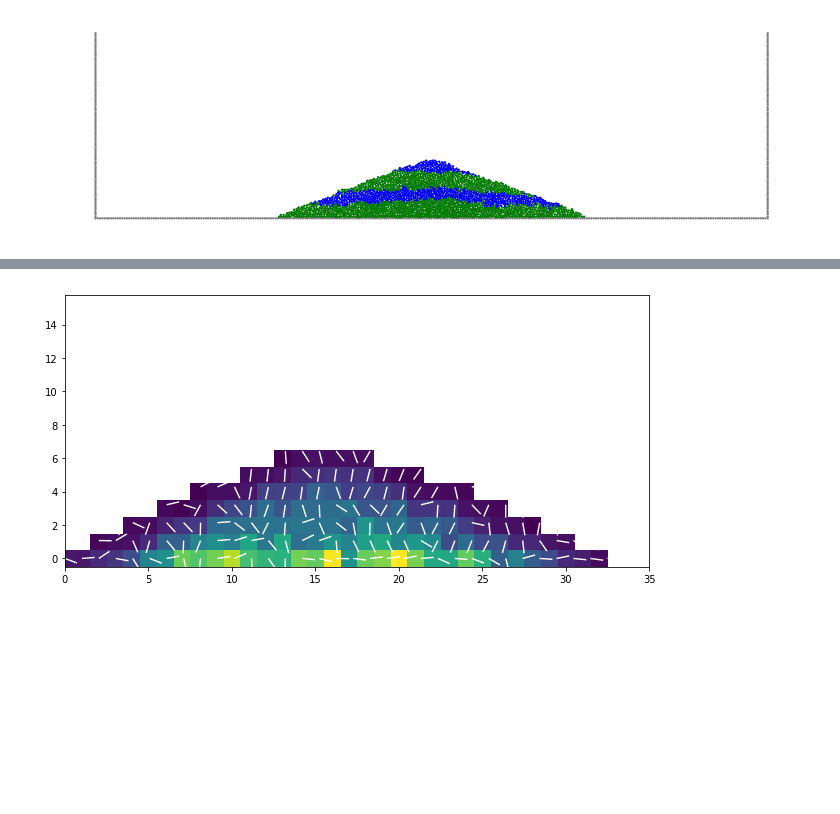
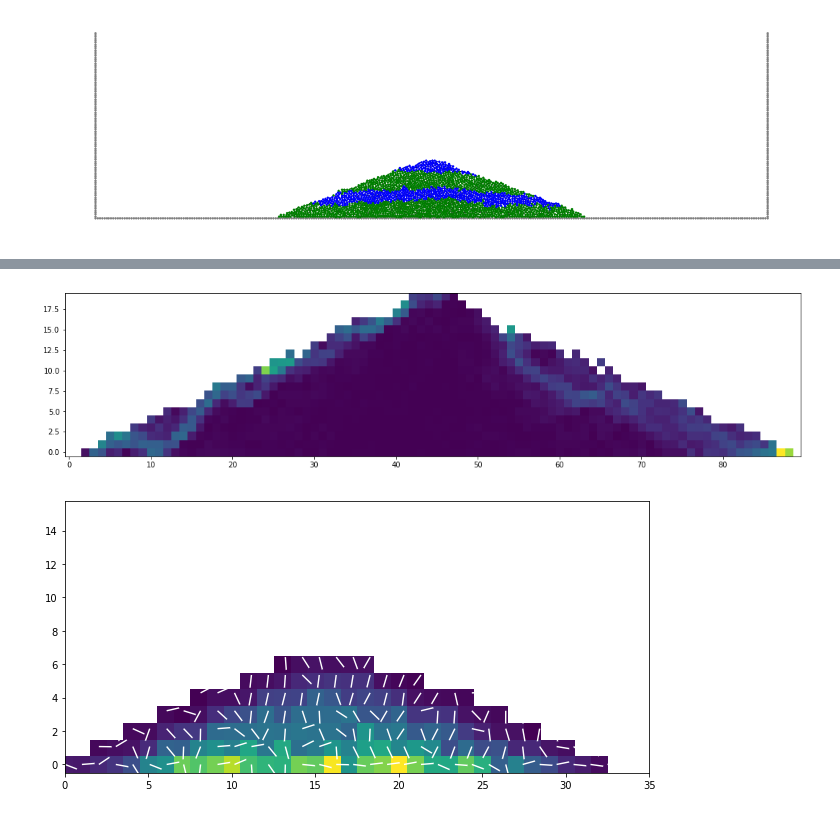
Before and after one commit to samthiele/ricepaper, a Jupyter notebook: test_notebooks/postprocess test.ipynb, the cells around one changed output, grey strips where cells are left out. Saved outputs shown, nothing was run; the diff lists cells and outputs as text; code cells hidden in the pictures; blank space fills up the shorter version.

```diff
--- a/test_notebooks/postprocess test.ipynb
+++ b/test_notebooks/postprocess test.ipynb
@@ -54,3 +226,16 @@ pp.quickPlot(dif)
+# %%
+#combine to vector field
+V = np.dstack([vx,vy])
+
+#calculate magnitude of the vector field (i.e. the particle "speed")
+V_norm = np.linalg.norm(V,axis=2)
+
+#calculate gradient of this scalar field
+grad = np.dstack(np.gradient(V_norm,75)) #var-args is spacing between samples
+grad = np.linalg.norm(grad,axis=2)
+pp.quickPlot(grad)
+# %% [output]
+[figure, added]
 # %%
 #plot sigma 1 and sigma 3 on diff stress
 sig1 = pp.gridModel( model, "sigma1",100)
```
Also changed, not shown: parts of 12 cells of this notebook, 19 other files.
